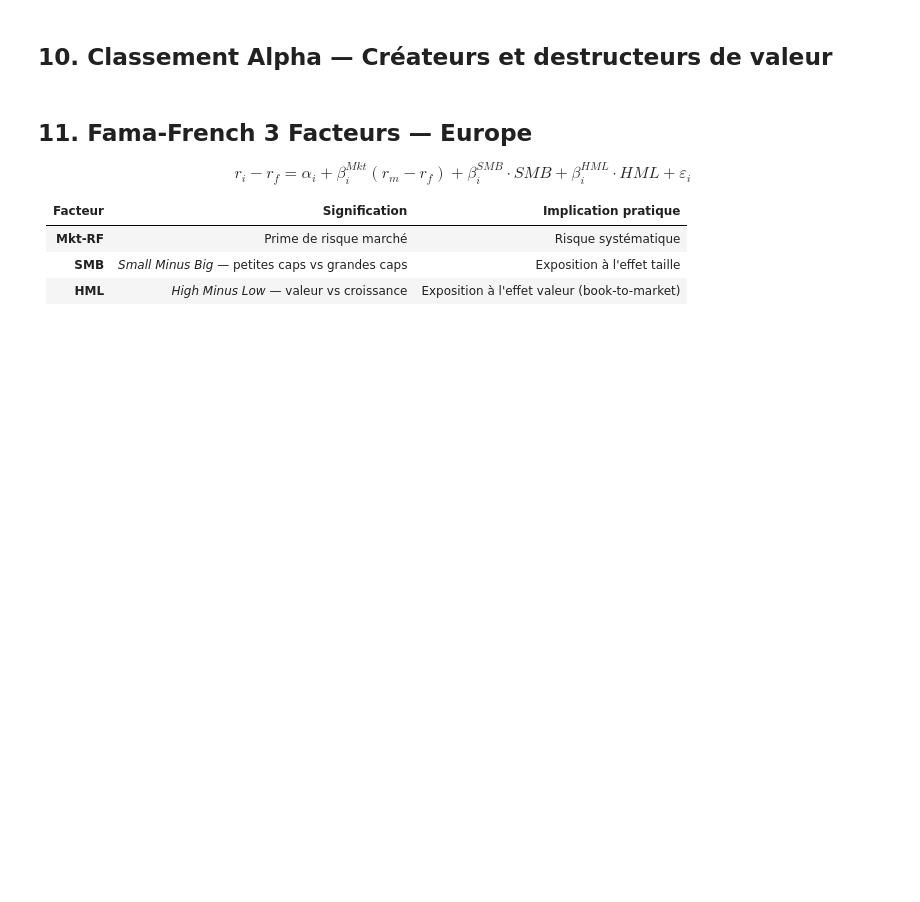
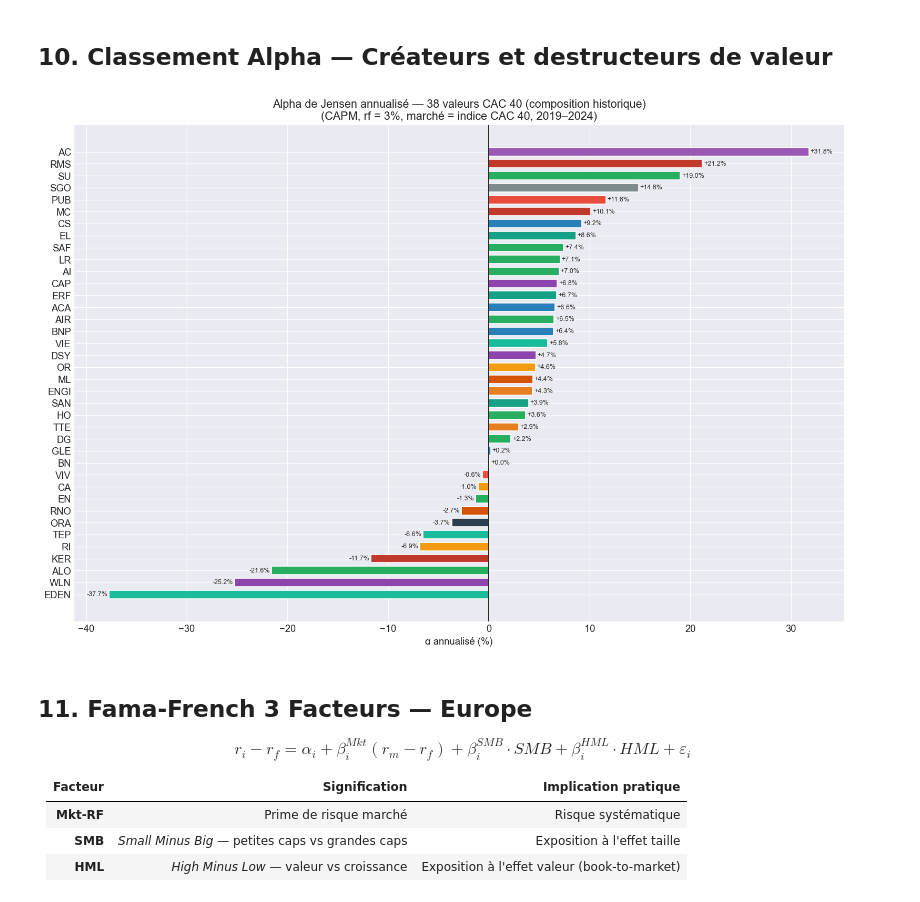
Before and after one commit to pauldesferet/marketfinance-projects, a Jupyter notebook: 07_capm_factor_model/capm_factor_model.ipynb, the cells around one changed output. Saved outputs shown, nothing was run; the diff lists cells and outputs as text; code cells hidden in the pictures; blank space fills up the shorter version.

```diff
--- a/07_capm_factor_model/capm_factor_model.ipynb
+++ b/07_capm_factor_model/capm_factor_model.ipynb
@@ -283,8 +380,11 @@ excess_market = market_ret - rf_daily
 capm_results  = {}
 
 for ticker in available:
-    exc = stock_ret[ticker] - rf_daily
-    model = sm.OLS(exc, sm.add_constant(excess_market)).fit()
+    sr = (stock_ret[ticker] - rf_daily).dropna()
+    if len(sr) < 100:
+        continue
+    mkt   = excess_market.reindex(sr.index)
+    model = sm.OLS(sr, sm.add_constant(mkt)).fit()
     capm_results[ticker] = {
         "alpha_ann": model.params["const"] * 252,
         "beta":      model.params["CAC40"],
@@ -294,7 +394,7 @@ for ticker in available:
 
 capm_df = pd.DataFrame(capm_results).T
 capm_df["secteur"]      = sectors
-capm_df["ticker_short"] = capm_df.index.str.replace(".PA", "", regex=False)
+capm_df["ticker_short"] = capm_df.index.str.replace(r"\.(PA|AS)$", "", regex=True)
 
 print("CAPM results — triés par beta décroissant")
 print(capm_df[["secteur","beta","alpha_ann","r2"]].round(4)
@@ -377,24 +499,27 @@ plt.show()
 # %%
 alpha_sorted = capm_df.sort_values("alpha_ann")
 
 fig, ax = plt.subplots(figsize=(13, 9))
 bar_colors = [SECTOR_COLORS.get(alpha_sorted.loc[i,"secteur"],"gray")
               for i in alpha_sorted.index]
 bars = ax.barh(alpha_sorted["ticker_short"], alpha_sorted["alpha_ann"] * 100,
                color=bar_colors, edgecolor="white", height=0.7)
 ax.axvline(0, color="black", linewidth=1)
 
 for bar, val in zip(bars, alpha_sorted["alpha_ann"] * 100):
     ax.text(val + (0.15 if val >= 0 else -0.15),
             bar.get_y() + bar.get_height() / 2,
             f"{val:+.1f}%", va="center",
             ha="left" if val >= 0 else "right", fontsize=7.5)
 
-ax.set_title("Alpha de Jensen annualisé — 40 valeurs CAC 40\n"
+n = len(alpha_sorted)
+ax.set_title(f"Alpha de Jensen annualisé — {n} valeurs CAC 40 (composition historique)\n"
              "(CAPM, rf = 3%, marché = indice CAC 40, 2019–2024)")
 ax.set_xlabel("α annualisé (%)")
 plt.tight_layout()
 plt.show()
+# %% [output]
+[figure, added]
 # %% [markdown]
 ## 11. Fama-French 3 Facteurs — Europe
 
```
Also changed, not shown: parts of 16 cells of this notebook.
